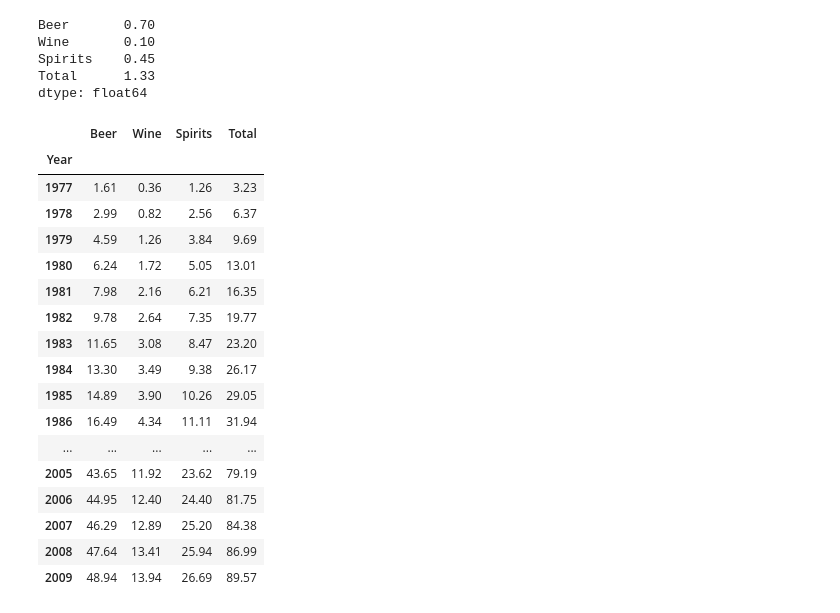
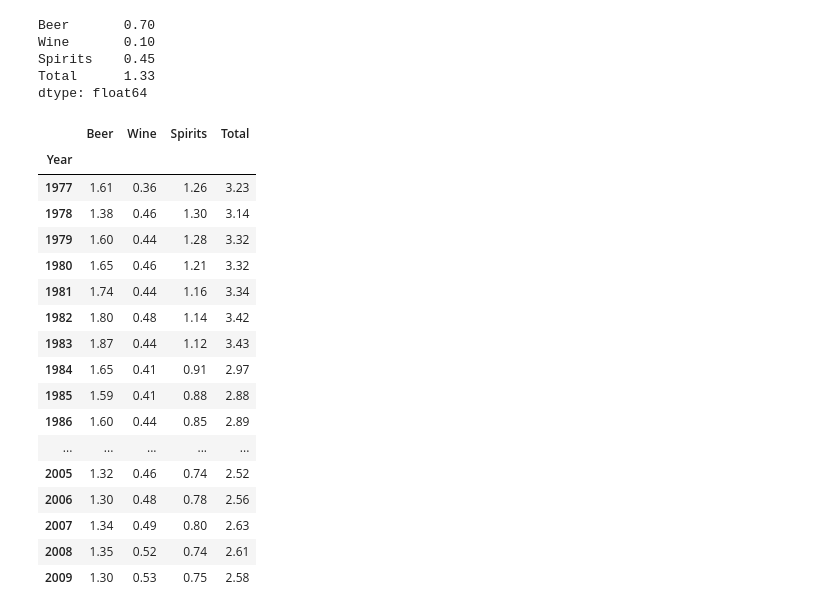
Before and after one commit to LunaALL/DataStudy, a Jupyter notebook: DataEngineering/pandasstuDataFrame.ipynb, the cells around one changed output. Cells and saved outputs as stored; diff of their text form; code cells hidden in the pictures.

```diff
--- a/DataEngineering/pandasstuDataFrame.ipynb
+++ b/DataEngineering/pandasstuDataFrame.ipynb
@@ -308,33 +308,33 @@ dtype: float64
 # %%
 alco = pd.read_csv("niaaa-report.csv", index_col=["State","Year"])
 
 
 alco['Total']=alco.Beer + alco.Wine + alco.Spirits
 alco
 #나중에 사용하기위해 저장
 import pickle
 with open("alco.pickle","wb") as oFile:
     pickle.dump(alco, oFile)
 
 #하와이의 누적 합을 계산.
 
-alco.loc['Hawaii'].cumsum()
+alco.loc['Hawaii']
 # %% [output]
 |  | Beer | Wine | Spirits | Total |
 | Year |  |  |  |  |
 | 1977 | 1.61 | 0.36 | 1.26 | 3.23 |
-| 1978 | 2.99 | 0.82 | 2.56 | 6.37 |
-| 1979 | 4.59 | 1.26 | 3.84 | 9.69 |
-| 1980 | 6.24 | 1.72 | 5.05 | 13.01 |
-| 1981 | 7.98 | 2.16 | 6.21 | 16.35 |
-| 1982 | 9.78 | 2.64 | 7.35 | 19.77 |
-| 1983 | 11.65 | 3.08 | 8.47 | 23.20 |
-| 1984 | 13.30 | 3.49 | 9.38 | 26.17 |
-| 1985 | 14.89 | 3.90 | 10.26 | 29.05 |
-| 1986 | 16.49 | 4.34 | 11.11 | 31.94 |
+| 1978 | 1.38 | 0.46 | 1.30 | 3.14 |
+| 1979 | 1.60 | 0.44 | 1.28 | 3.32 |
+| 1980 | 1.65 | 0.46 | 1.21 | 3.32 |
+| 1981 | 1.74 | 0.44 | 1.16 | 3.34 |
+| 1982 | 1.80 | 0.48 | 1.14 | 3.42 |
+| 1983 | 1.87 | 0.44 | 1.12 | 3.43 |
+| 1984 | 1.65 | 0.41 | 0.91 | 2.97 |
+| 1985 | 1.59 | 0.41 | 0.88 | 2.88 |
+| 1986 | 1.60 | 0.44 | 0.85 | 2.89 |
 | ... | ... | ... | ... | ... |
-| 2005 | 43.65 | 11.92 | 23.62 | 79.19 |
-| 2006 | 44.95 | 12.40 | 24.40 | 81.75 |
-| 2007 | 46.29 | 12.89 | 25.20 | 84.38 |
-| 2008 | 47.64 | 13.41 | 25.94 | 86.99 |
-| 2009 | 48.94 | 13.94 | 26.69 | 89.57 |
+| 2005 | 1.32 | 0.46 | 0.74 | 2.52 |
+| 2006 | 1.30 | 0.48 | 0.78 | 2.56 |
+| 2007 | 1.34 | 0.49 | 0.80 | 2.63 |
+| 2008 | 1.35 | 0.52 | 0.74 | 2.61 |
+| 2009 | 1.30 | 0.53 | 0.75 | 2.58 |
```
Also changed, not shown: parts of 1 cell of this notebook.
